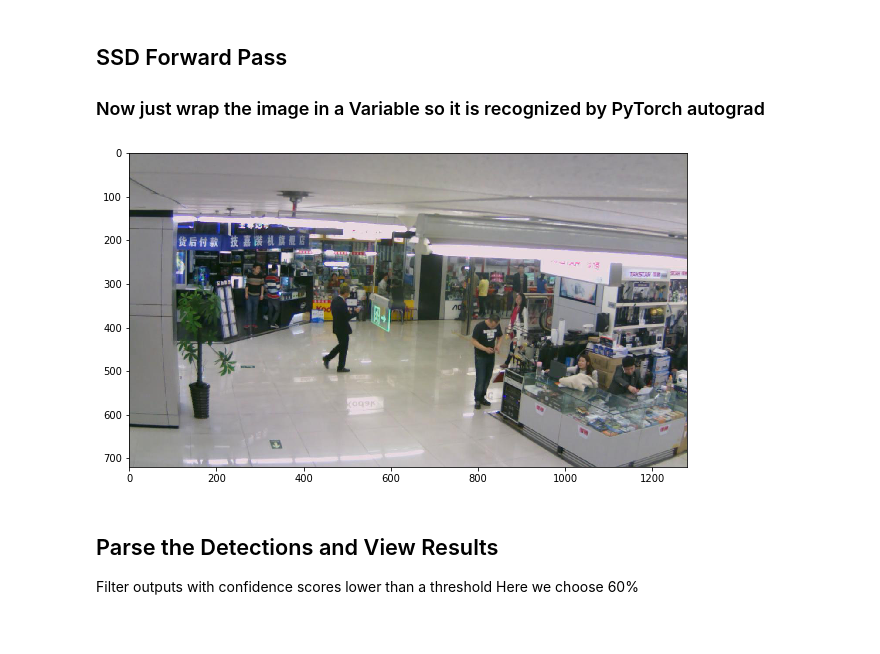
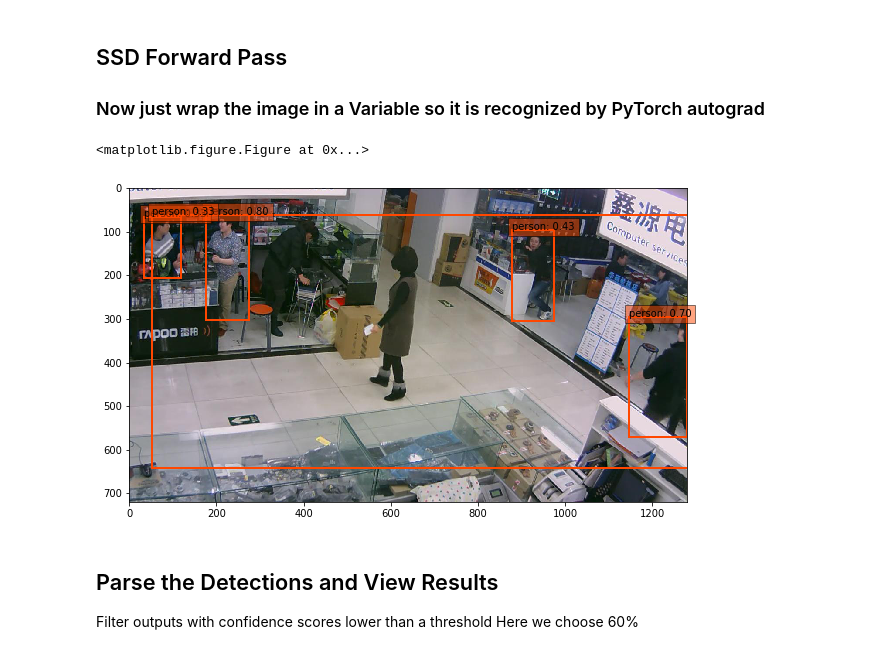
Before and after one commit to hustzxd/task1-PedestrianDetection, a Jupyter notebook: ssd.pytorch/demo/demo.ipynb, the cells around one changed output. Cells and saved outputs as stored; diff of their text form; code cells hidden in the pictures.

```diff
--- a/ssd.pytorch/demo/demo.ipynb
+++ b/ssd.pytorch/demo/demo.ipynb
@@ -24,11 +24,10 @@ from ssd import build_ssd
     and number of object classes to score (21 for VOC dataset)
 2. Next we load pretrained weights on the VOC0712 trainval dataset
 # %%
-net_voc = build_ssd('test', 300, 2)    # initialize SSD
-net_coco = build_ssd('test', 300, 2)
+net = build_ssd('test', 300, 2)    # initialize SSD
 # net.load_weights('../weights/ssd300_mAP_77.43_v2.pth')
-net_voc.load_weights('../weights/ssd300_VOC_person_115000.pth')
-net_coco.load_weights('../weights/ssd300_COCO_person_115000.pth')
+net.load_weights('../weights/ssd300_VOC_COCO_person_AP@82.9_335000.pth')
+# net.load_weights('../weights/ssd300_VOC_COCO_RAP@AP80.8_75000.pth')
 # %% [output]
 Loading weights into state dict...
 Finished!
@@ -44,7 +41,7 @@ from matplotlib import pyplot as plt
 from data import COCOPersonDetection, VOCPersonDetection, RAPDetection
 # here we specify year (07 or 12) and dataset ('test', 'val', 'train')
 # testset = VOCPersonDetection(phase='train')
-testset = RAPDetection()
+testset = RAPDetection(phase='test')
 # %% [markdown]
 ## Pre-process the input.
 #### Using the torchvision package, we can create a Compose of multiple built-in transorm ops to apply
@@ -55,27 +54,51 @@ and swap the color channels for input to SSD300.
 ## SSD Forward Pass
 ### Now just wrap the image in a Variable so it is recognized by PyTorch autograd
 # %%
-img_id = 0
-image = testset.pull_image(img_id)
+img_id = 2
+image, _ = testset.pull_image(img_id)
 # print(image.shape) # (357, 500, 3)
 rgb_image = cv2.cvtColor(image, cv2.COLOR_BGR2RGB)
 # View the sampled input image before transform
 plt.figure(figsize=(10,10))
-plt.imshow(rgb_image)
-plt.show()
+# plt.imshow(rgb_image)
+# plt.show()
 x = cv2.resize(image, (300, 300)).astype(np.float32) # int to float32
 x -= (104.0, 117.0, 123.0)
 x = x.astype(np.float32)
 x = x[:, :, ::-1].copy()
 # plt.imshow(x)
 x = torch.from_numpy(x).permute(2, 0, 1)
 xx = Variable(x.unsqueeze(0))     # wrap tensor in Variable
 if torch.cuda.is_available():
     xx = xx.cuda()
-y_voc = net_voc(xx)
-y_coco = net_coco(xx)
+y = net(xx)
+# from data import VOC_CLASSES as labels
+# top_k=10
+# print(labels)
+labels = ['person']
+plt.figure(figsize=(10,10))
+colors = plt.cm.hsv(np.linspace(0, 1, 21)).tolist()
+plt.imshow(rgb_image)  # plot the image for matplotlib
+currentAxis = plt.gca()
+
+detections = y.data
+# scale each detection back up to the image
+scale = torch.Tensor(rgb_image.shape[1::-1]).repeat(2)
+for i in range(detections.size(1)):
+    j = 0
+    while detections[0,i,j,0] >= 0.3:
+        score = detections[0,i,j,0]
+        label_name = labels[i-1]
+        display_txt = '%s: %.2f'%(label_name, score)
+        pt = (detections[0,i,j,1:]*scale).cpu().numpy()
+        coords = (pt[0], pt[1]), pt[2]-pt[0]+1, pt[3]-pt[1]+1
+        color = colors[i]
+        currentAxis.add_patch(plt.Rectangle(*coords, fill=False, edgecolor=color, linewidth=2))
+        currentAxis.text(pt[0], pt[1], display_txt, bbox={'facecolor':color, 'alpha':0.5})
+        j+=1
 # %% [output]
+<matplotlib.figure.Figure at 0x...>
-[figure, old version]
+[figure, new version]
 # %% [markdown]
 ## Parse the Detections and View Results
 Filter outputs with confidence scores lower than a threshold
```
Also changed, not shown: parts of 3 cells of this notebook, 2 other files.
